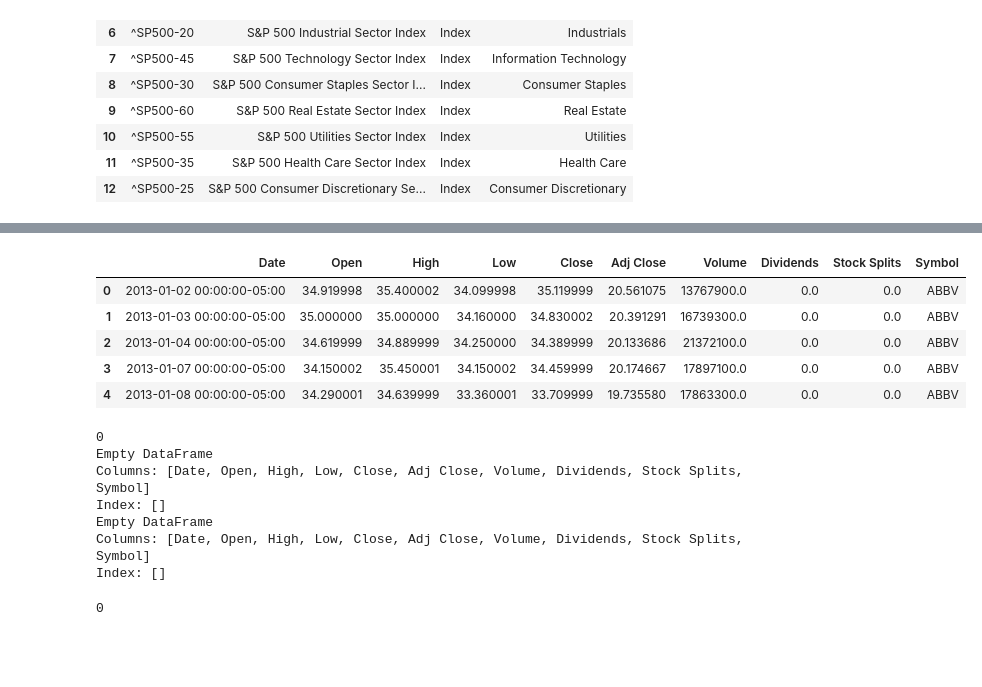
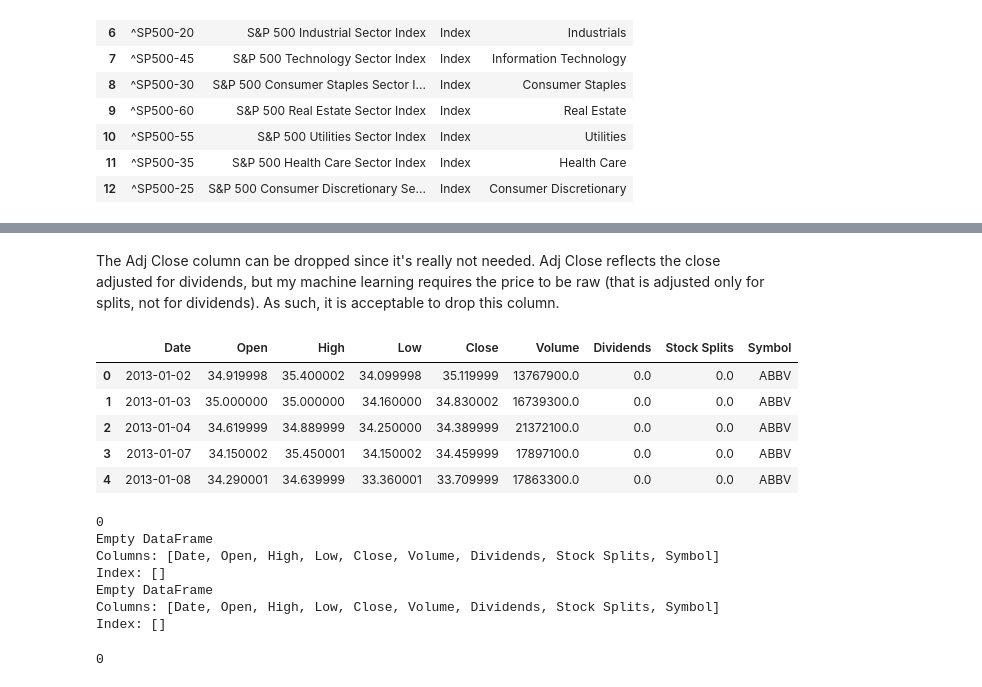
Before and after one commit to AllenJ-Feb9/DataScienceSecondCapstone, a Jupyter notebook: Dividend_Capture_for_Aristocrats_data_wrangling.ipynb, the cells around one changed output, grey strips where cells are left out. Drawn from its saved outputs; the diff is of its cells as text; code cells hidden in the pictures; blank space fills up the shorter version.

Commit message:
dividend_capture_data_wrangling_commit_07092026

```diff
--- a/Dividend_Capture_for_Aristocrats_data_wrangling.ipynb
+++ b/Dividend_Capture_for_Aristocrats_data_wrangling.ipynb
@@ -436,3 +468,26 @@ aristocrats_complete[aristocrats_complete['Sector'].isna()]
 # Some research on Google showed that Bemis Company Inc. was the Materials
 # sector of the economy
 aristocrats_complete.loc[aristocrats_complete['Ticker'] == 'BMS', 'Sector'] = 'Materials'
+# %%
+# Need to insert data for Company and Sector for the four remaining ticker symbols.
+company_map = {
+    'FDO': 'Family Dollar Stores',
+    'PBCT': "People's United Financial",
+    'SIAL': 'Sigma-Aldrich',
+    'WBA': 'Walgreens Boots Alliance',
+}
+
+sector_map = {
+    'FDO': 'Consumer Discretionary',
+    'PBCT': 'Financials',
+    'SIAL': 'Materials',
+    'WBA': 'Consumer Staples',
+}
+
+mask = aristocrats_complete['Ticker'].isin(company_map.keys())
+
+aristocrats_complete.loc[mask, 'Company'] = aristocrats_complete.loc[mask, 'Ticker'].map(company_map)
+aristocrats_complete.loc[mask, 'Sector'] = aristocrats_complete.loc[mask, 'Ticker'].map(sector_map)
+
+# Quick sanity check
+aristocrats_complete.tail(25)
@@ -479,9 +553,11 @@ aristocrats_complete.tail(15)
 # %%
 # Iterate through the aristocrats_complete DataFrame and fetch
 # historical price and dividend data since 1/1/2013.
+# Setting end date to 7/1/2026 will ensure that price data
+# for 6/30 is returned.
 stock_symbols = aristocrats_complete['Ticker']
 stock_data = {
-    symbol: yf.Ticker(symbol).history(start='2013-01-01', auto_adjust=False) for symbol in stock_symbols
+    symbol: yf.Ticker(symbol).history(start='2013-01-01', end='2026-07-01', auto_adjust=False) for symbol in stock_symbols
 }
 print("Done")
 
@@ -585,11 +663,11 @@ indices
 | 11 | ^SP500-35 | S&P 500 Health Care Sector Index | Index | Health Care |
 | 12 | ^SP500-25 | S&P 500 Consumer Discretionary Se... | Index | Consumer Discretionary |
 # %%
-# Iterate through the aristocrats_complete DataFrame and fetch
+# Iterate through the indices DataFrame and fetch
 # historical price and dividend data since 1/1/2013.
 index_symbols = indices['Ticker']
 index_data = {
-    symbol: yf.Ticker(symbol).history(start='2013-01-01', auto_adjust=False) for symbol in index_symbols
+    symbol: yf.Ticker(symbol).history(start='2013-01-01', end='2026-07-01', auto_adjust=False) for symbol in index_symbols
 }
 print("Done")
 
@@ -660,18 +745,22 @@ print(market_data.tail())
+# %% [markdown]
+The Adj Close column can be dropped since it's really not needed.  Adj Close reflects the close adjusted for dividends, but my machine learning requires the price to be raw (that is adjusted only for splits, not for dividends).  As such, it is acceptable to drop this column.
+# %%
+market_data = market_data.drop(columns=['Adj Close'])
 # %%
 # Normalize the values in the Date column to ensure compatibility with future
 # pandas operations for time series.
-market_data['Date'] = pd.to_datetime(market_data['Date']).dt.normalize()
+market_data['Date'] = market_data['Date'].dt.tz_localize(None)
 market_data.head()
 # %% [output]
-|  | Date | Open | High | Low | Close | Adj Close | Volume | Dividends | Stock Splits | Symbol |
-| 0 | 2013-01-02 00:00:00-05:00 | 34.919998 | 35.400002 | 34.099998 | 35.119999 | 20.561075 | 13767900.0 | 0.0 | 0.0 | ABBV |
-| 1 | 2013-01-03 00:00:00-05:00 | 35.000000 | 35.000000 | 34.160000 | 34.830002 | 20.391291 | 16739300.0 | 0.0 | 0.0 | ABBV |
-| 2 | 2013-01-04 00:00:00-05:00 | 34.619999 | 34.889999 | 34.250000 | 34.389999 | 20.133686 | 21372100.0 | 0.0 | 0.0 | ABBV |
-| 3 | 2013-01-07 00:00:00-05:00 | 34.150002 | 35.450001 | 34.150002 | 34.459999 | 20.174667 | 17897100.0 | 0.0 | 0.0 | ABBV |
-| 4 | 2013-01-08 00:00:00-05:00 | 34.290001 | 34.639999 | 33.360001 | 33.709999 | 19.735580 | 17863300.0 | 0.0 | 0.0 | ABBV |
+|  | Date | Open | High | Low | Close | Volume | Dividends | Stock Splits | Symbol |
+| 0 | 2013-01-02 | 34.919998 | 35.400002 | 34.099998 | 35.119999 | 13767900.0 | 0.0 | 0.0 | ABBV |
+| 1 | 2013-01-03 | 35.000000 | 35.000000 | 34.160000 | 34.830002 | 16739300.0 | 0.0 | 0.0 | ABBV |
+| 2 | 2013-01-04 | 34.619999 | 34.889999 | 34.250000 | 34.389999 | 21372100.0 | 0.0 | 0.0 | ABBV |
+| 3 | 2013-01-07 | 34.150002 | 35.450001 | 34.150002 | 34.459999 | 17897100.0 | 0.0 | 0.0 | ABBV |
+| 4 | 2013-01-08 | 34.290001 | 34.639999 | 33.360001 | 33.709999 | 17863300.0 | 0.0 | 0.0 | ABBV |
 # %%
 # Check for NaN, None, or NaT values
-ohlcv = ["Open", "High", "Low", "Close", "Adj Close", "Volume"]
+ohlcv = ["Open", "High", "Low", "Close", "Volume"]
 nan_data = market_data[market_data[ohlcv].isna().any(axis=1)]
 print(len(nan_data))
 print(nan_data.head())
@@ -679,9 +768,9 @@ print(nan_data.tail())
 # %% [output]
 0
 Empty DataFrame
-Columns: [Date, Open, High, Low, Close, Adj Close, Volume, Dividends, Stock Splits, Symbol]
+Columns: [Date, Open, High, Low, Close, Volume, Dividends, Stock Splits, Symbol]
 Index: []
 Empty DataFrame
-Columns: [Date, Open, High, Low, Close, Adj Close, Volume, Dividends, Stock Splits, Symbol]
+Columns: [Date, Open, High, Low, Close, Volume, Dividends, Stock Splits, Symbol]
 Index: []
 # %%
```
Also changed, not shown: parts of 91 cells of this notebook.
